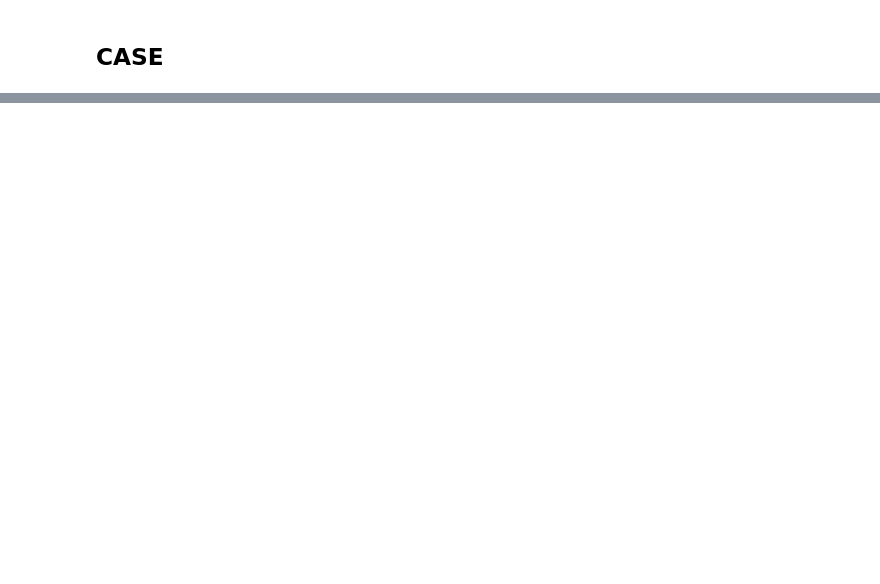
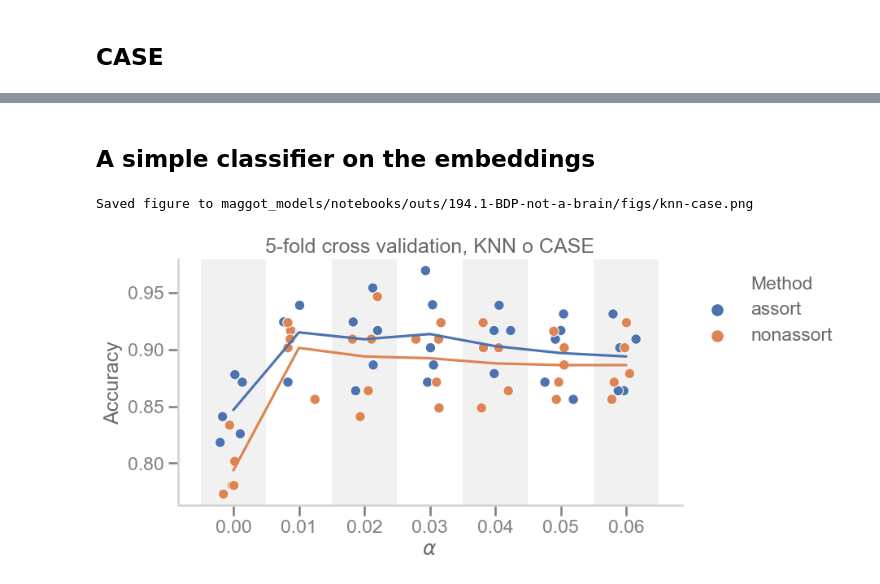
Before and after one commit to neurodata/notebooks, a Jupyter notebook: _notebooks/2020-11-04-covariate-embedding.ipynb, the cells around one changed output, grey strips where cells are left out. Cells and saved outputs as stored; diff of their text form; code cells hidden in the pictures; blank space fills up the shorter version.

Commit message:
add classifier results

```diff
--- a/_notebooks/2020-11-04-covariate-embedding.ipynb
+++ b/_notebooks/2020-11-04-covariate-embedding.ipynb
@@ -211,0 +214,71 @@ Saved figure to maggot_models/notebooks/outs/194.1-BDP-not-a-brain/figs/casc-uma
+# %% [markdown]
+## A simple classifier on the embeddings
+# %%
+classifier = KNeighborsClassifier(n_neighbors=5)
+y = meta_df["cat_id"].values
+
+rows = []
+for method in methods:
+    for alpha in alphas:
+        X = case_by_params[(method, alpha)]
+        cval_scores = cross_val_score(classifier, X, y=y)
+        for score in cval_scores:
+            rows.append({"score": score, "alpha": alpha, "method": method})
+results = pd.DataFrame(rows)
+# %%
+x_range = np.array(alphas)
+x_half_bin = 0.5 * (x_range[1] - x_range[0])
+
+fig, ax = plt.subplots(1, 1, figsize=(8, 4))
+results["jitter_alpha"] = results["alpha"] + np.random.uniform(
+    -0.0025, 0.0025, size=len(results)
+)
+method_palette = dict(zip(np.unique(results["method"]), colors))
+sns.lineplot(
+    x="alpha",
+    hue="method",
+    y="score",
+    data=results,
+    ax=ax,
+    ci=None,
+    palette=method_palette,
+)
+sns.scatterplot(
+    x="jitter_alpha",
+    hue="method",
+    y="score",
+    data=results,
+    ax=ax,
+    palette=method_palette,
+)
+ax.set(
+    ylabel="Accuracy", xlabel=r"$\alpha$", title="5-fold cross validation, KNN o CASE"
+)
+handles, labels = ax.get_legend_handles_labels()
+handles = handles[3:]
+labels = labels[3:]
+labels[0] = "Method"
+ax.get_legend().remove()
+ax.legend(
+    bbox_to_anchor=(
+        1,
+        1,
+    ),
+    loc="upper left",
+    handles=handles,
+    labels=labels,
+)
+for i, x in enumerate(x_range):
+    if i % 2 == 0:
+        ax.axvspan(
+            x - x_half_bin,
+            x + x_half_bin,
+            color="lightgrey",
+            alpha=0.3,
+            linewidth=0,
+            zorder=-1,
+        )
+stashfig("knn-case")
+# %% [output]
+Saved figure to maggot_models/notebooks/outs/194.1-BDP-not-a-brain/figs/knn-case.png
+[figure, added]
```
Also changed, not shown: parts of 4 cells of this notebook.
